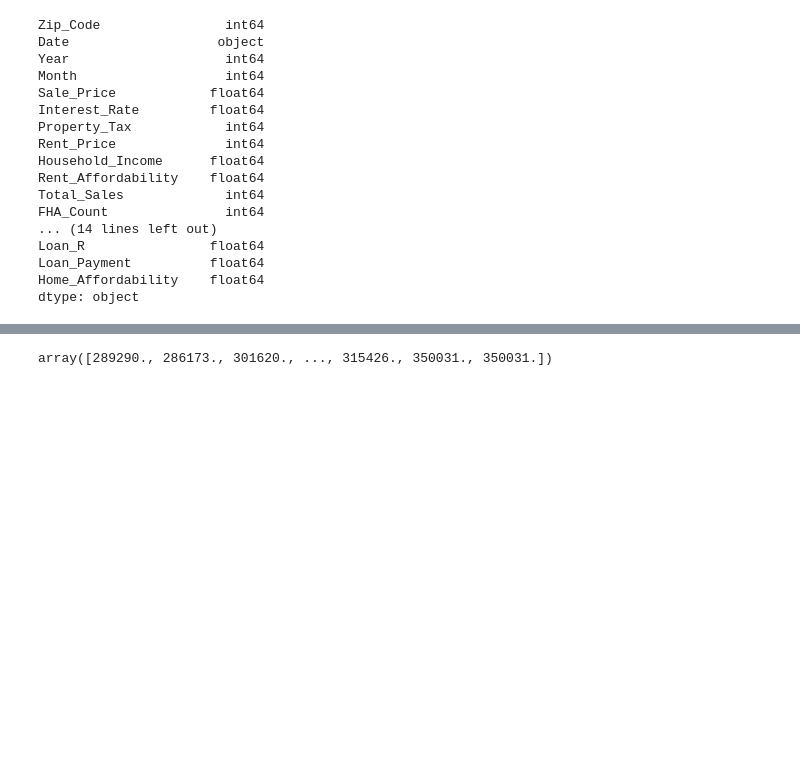
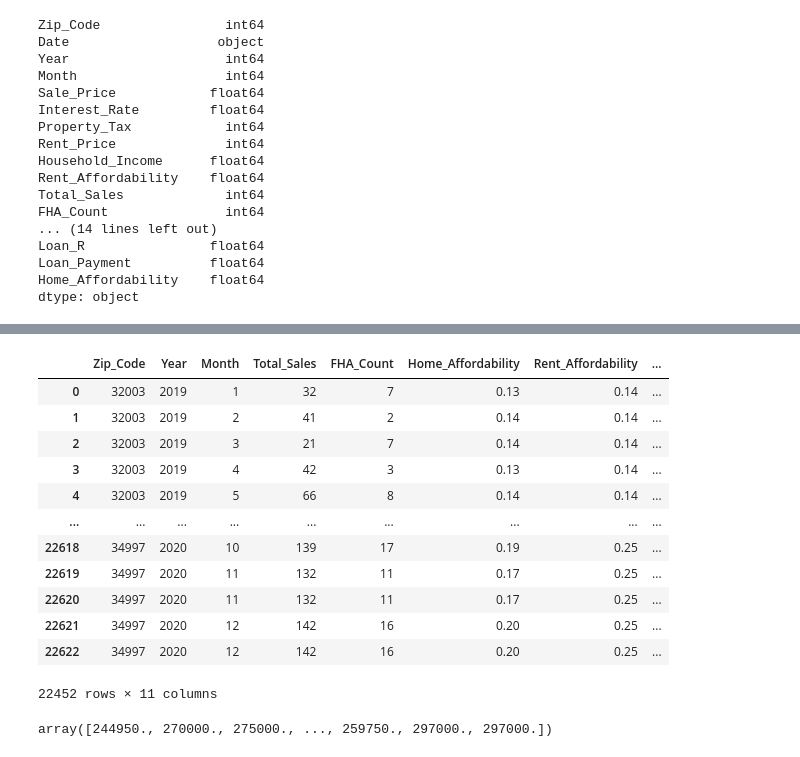
Before and after one commit to FinalProject-2021/Housing_Valuation, a Jupyter notebook: ML_model_JJ.ipynb, the cells around one changed output, grey strips where cells are left out. Cells and saved outputs as stored; diff of their text form; code cells hidden in the pictures; blank space fills up the shorter version.

```diff
--- a/ML_model_JJ.ipynb
+++ b/ML_model_JJ.ipynb
@@ -209,3 +99,48 @@ len(clean_data)
+# %%
+test = ml_data
+test['Last_Month_Price'] = test.groupby(['Zip_Code'])['Sale_Price'].shift()
+
+
+
+price_difference = []
+
+# for (Sale_Price, Last_Month_Price) in test.iteritems():
+#     # sale = row.Sale_Price
+#     # last = row.Last_Month_Price
+#     price_difference.append(row)
+
+for column in test[['Sale_Price', 'Last_Month_Price']]:
+   # Select column contents by column name using [] operator
+    current_sales = test['Sale_Price'].values
+    last_sales = test['Last_Month_Price'].values
+    price_difference.append(current_sales-last_sales)
+
+test['Last_Month_Diff'] = price_difference[0]
+
+price_change = []
+
+for row in test['Last_Month_Diff']:
+    if row > 0:
+        price_change.append(1)
+    else:
+        price_change.append(0)
+test['Price_Change'] = price_change
+
+test
+# %% [output]
+|  | Zip_Code | Year | Month | Total_Sales | FHA_Count | Home_Affordability | Rent_Affordability | ... |
+| 0 | 32003 | 2019 | 1 | 32 | 7 | 0.13 | 0.14 | ... |
+| 1 | 32003 | 2019 | 2 | 41 | 2 | 0.14 | 0.14 | ... |
+| 2 | 32003 | 2019 | 3 | 21 | 7 | 0.14 | 0.14 | ... |
+| 3 | 32003 | 2019 | 4 | 42 | 3 | 0.13 | 0.14 | ... |
+| 4 | 32003 | 2019 | 5 | 66 | 8 | 0.14 | 0.14 | ... |
+| ... | ... | ... | ... | ... | ... | ... | ... | ... |
+| 22618 | 34997 | 2020 | 10 | 139 | 17 | 0.19 | 0.25 | ... |
+| 22619 | 34997 | 2020 | 11 | 132 | 11 | 0.17 | 0.25 | ... |
+| 22620 | 34997 | 2020 | 11 | 132 | 11 | 0.17 | 0.25 | ... |
+| 22621 | 34997 | 2020 | 12 | 142 | 16 | 0.20 | 0.25 | ... |
+| 22622 | 34997 | 2020 | 12 | 142 | 16 | 0.20 | 0.25 | ... |
+22452 rows × 11 columns
 # %%
 import warnings
 warnings.filterwarnings("ignore")
@@ -214,16 +149,16 @@ from sklearn import metrics
 from sklearn.metrics import accuracy_score
 from sklearn.model_selection import train_test_split
 # %%
-y_value = ml_data['avg_sale_price'].values
+y_value = test['Sale_Price'].values
 
-x_values = ml_data.drop(columns='avg_sale_price')
+x_values = test.drop(columns='Sale_Price')
 
 feature_names = x_values.columns
 
 x_values
 y_value
 # %% [output]
-array([289290., 286173., 301620., ..., 315426., 350031., 350031.])
+array([244950., 270000., 275000., ..., 259750., 297000., 297000.])
 # %%
 
 X_train, X_test, y_train, y_test = train_test_split(x_values, y_value, random_state=42)
```
Also changed, not shown: parts of 22 cells of this notebook.
